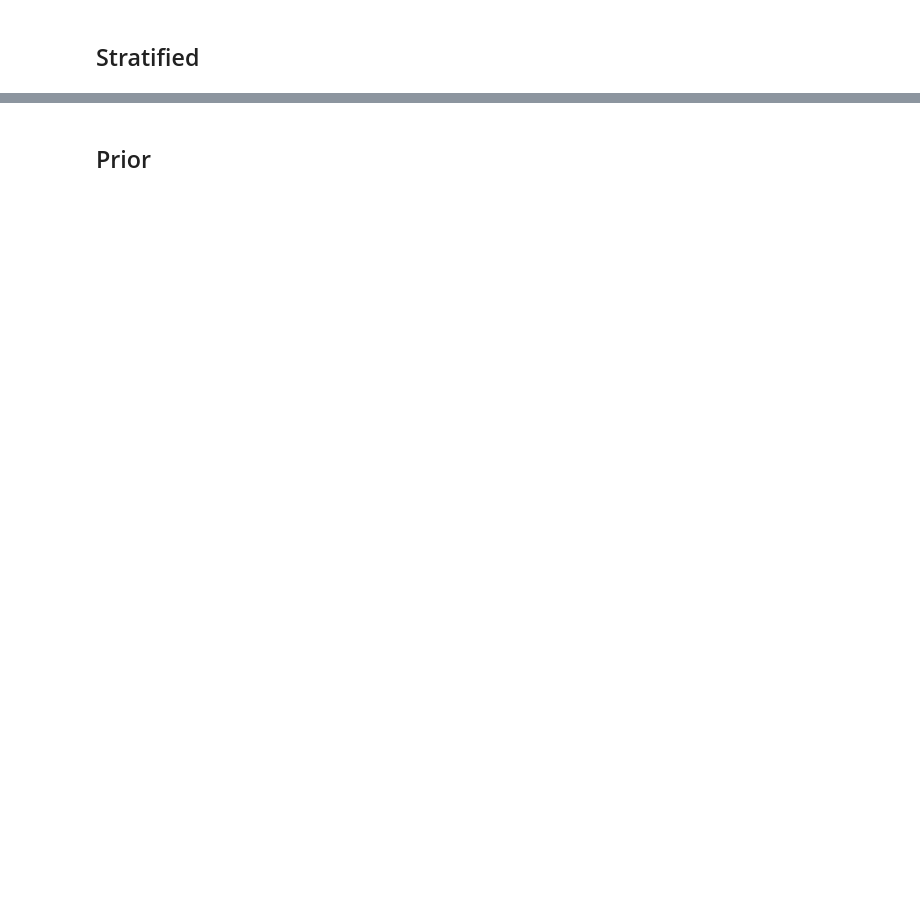
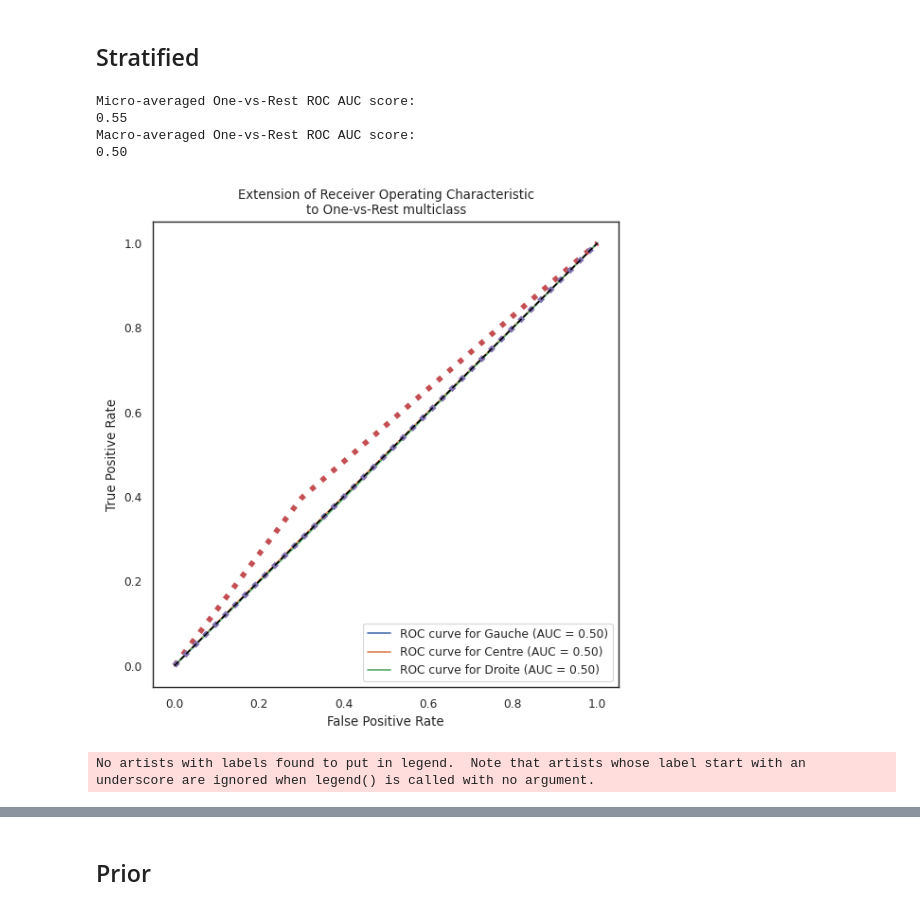
Before and after one commit to gwatkinson/NLP_Assemblee, a Jupyter notebook: docs/notebooks/experiments/dummy_classifier.ipynb, the cells around one changed output, grey strips where cells are left out. Drawn from its saved outputs; the diff is of its cells as text; code cells hidden in the pictures; blank space fills up the shorter version.

```diff
--- a/docs/notebooks/experiments/dummy_classifier.ipynb
+++ b/docs/notebooks/experiments/dummy_classifier.ipynb
@@ -112,5 +135,0 @@ metrics = calculate_metrics(results)
-# %%
-RESULTS_PATH = f"../../results/dummy_classifier_{strategy}"
-Path(RESULTS_PATH).mkdir(exist_ok=True, parents=True)
-with open(Path(RESULTS_PATH) / "logs.json", "w") as f:
-    json.dump(metrics, f)
@@ -122,0 +136,39 @@ pr_fig.savefig(Path(RESULTS_PATH) / "precision_recall_curve.png")
+# %%
+strategy = "stratified"
+dummy = DummyClassifier(strategy=strategy)
+dummy.fit(y_train, y_train)
+
+y_pred = dummy.predict(y_test)
+probs = dummy.predict_proba(y_test)
+
+results = {
+    "labels": y_test,
+    "predictions": y_pred,
+    "probs": probs,
+}
+
+metrics = calculate_metrics(results)
+
+RESULTS_PATH = f"../../results/dummies/dummy_classifier_{strategy}"
+Path(RESULTS_PATH).mkdir(exist_ok=True, parents=True)
+with open(Path(RESULTS_PATH) / "metrics.json", "w") as f:
+    json.dump(metrics, f)
+
+roc_fig = plot_roc_curve(results, figsize=(6, 6), palette="deep")
+roc_fig.savefig(Path(RESULTS_PATH) / "roc_curve.png")
+
+pr_fig = plot_precision_recall_curve(results, figsize=(6, 6), palette="deep")
+pr_fig.savefig(Path(RESULTS_PATH) / "precision_recall_curve.png")
+
+confusion_matrix_fig = plot_confusion_matrix(results, figsize=(6, 6), normalized=None)
+confusion_matrix_fig.savefig(Path(RESULTS_PATH) / "confusion_matrix.png")
+
+confusion_matrix_true_fig = plot_confusion_matrix(results, figsize=(6, 6), normalized="true")
+confusion_matrix_true_fig.savefig(Path(RESULTS_PATH) / "confusion_matrix_true.png")
+# %% [output]
+Micro-averaged One-vs-Rest ROC AUC score:
+0.55
+Macro-averaged One-vs-Rest ROC AUC score:
+0.50
+[figure, added]
+No artists with labels found to put in legend.  Note that artists whose label start with an underscore are ignored when legend() is called with no argument.
```
Also changed, not shown: parts of 41 cells of this notebook, 21 other files.
